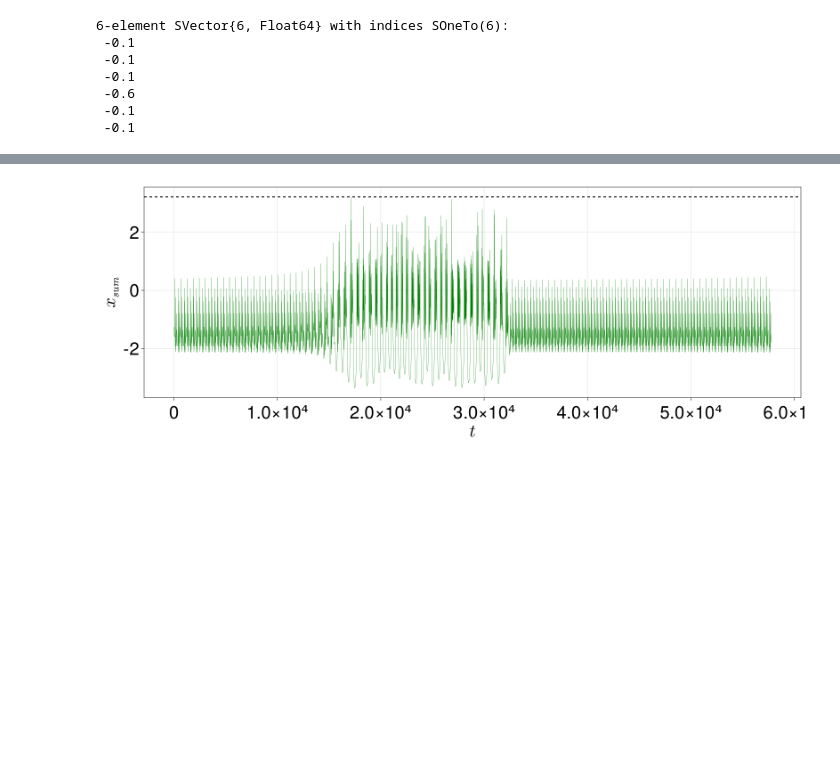
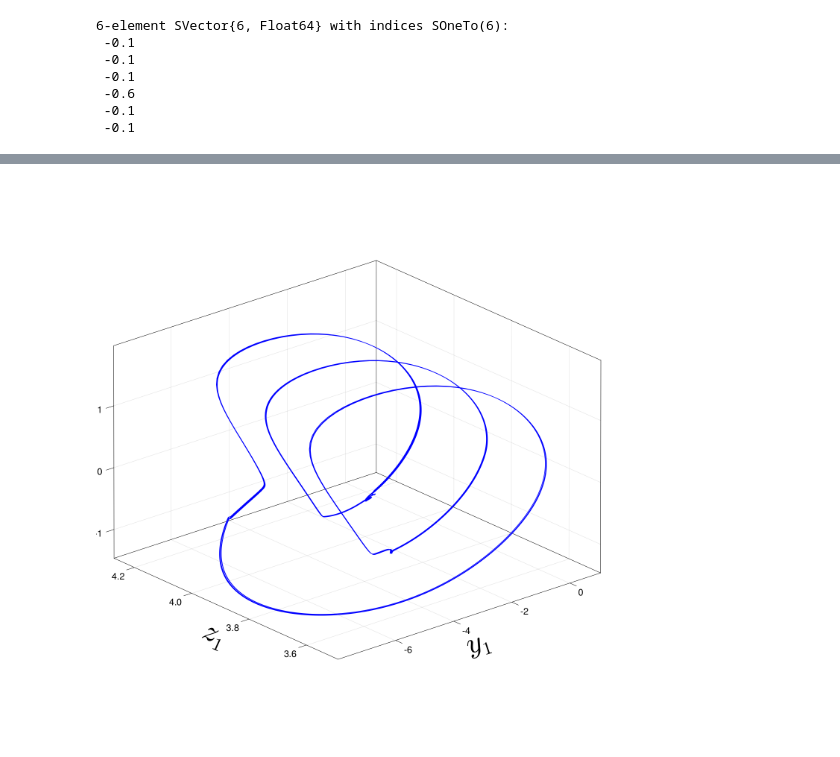
Before and after one commit to SergeyNovak777/dynamical-systems, a Jupyter notebook: Hindmarrh Rose/timeseries, projection/Second scenario.ipynb, the cells around one changed output, grey strips where cells are left out. Saved outputs shown, nothing was run; the diff lists cells and outputs as text; code cells hidden in the pictures; blank space fills up the shorter version.

```diff
--- a/Hindmarrh Rose/timeseries, projection/Second scenario.ipynb
+++ b/Hindmarrh Rose/timeseries, projection/Second scenario.ipynb
@@ -97,19 +117,16 @@ f
-# %%
-f = Figure(resolution = (1600, 600), fontsize = 40)
-ax = Axis(f[1, 1], xlabel = L"t", ylabel = L"x_{sum}")
-lines!(ax, xsum[1:end], linewidth = 0.5, color = "green")
-hlines!(Hs_, color = "black", linewidth = 2.0, linestyle = :dash)
-f
-# %% [output]
-[figure, removed]
 # %%
-ts, tf = 1524371, 2524371
+fv = 2
+sv = 3
+tv = 1
+ts, tf = 200000, 220000
 
-f = Figure(resolution = (2500, 2500), dpi = 300)
+f = Figure(resolution = (1400, 1500))
 ax = Axis3(f[1, 1],
-xlabel = L"x_1", ylabel = L"y_1", zlabel = L"z_1",
-xlabelsize = 100, ylabelsize = 100, zlabelsize = 100,
-xticklabelsize = 50, yticklabelsize = 50, zticklabelsize = 50,
-zticks = range(3.6, 4.2, step = 0.2))
-lines!(ax, sol[1, ts:tf], sol[2, ts:tf], sol[3, ts:tf], linewidth = 1.5, color = "blue" )
+xlabel = L"y_1", ylabel = L"z_1", zlabel = L"x_1",
+xlabelsize = 80, ylabelsize = 80, zlabelsize = 80,
+xticklabelsize = 25, yticklabelsize = 25, zticklabelsize = 25)
+
+lines!(ax, sol[fv, ts:tf], sol[sv, ts:tf], sol[tv, ts:tf], linewidth = 1.5, color = "blue" )
 f
+# %% [output]
+[figure, added]
```
Also changed, not shown: parts of 15 cells of this notebook, 2 other files.
